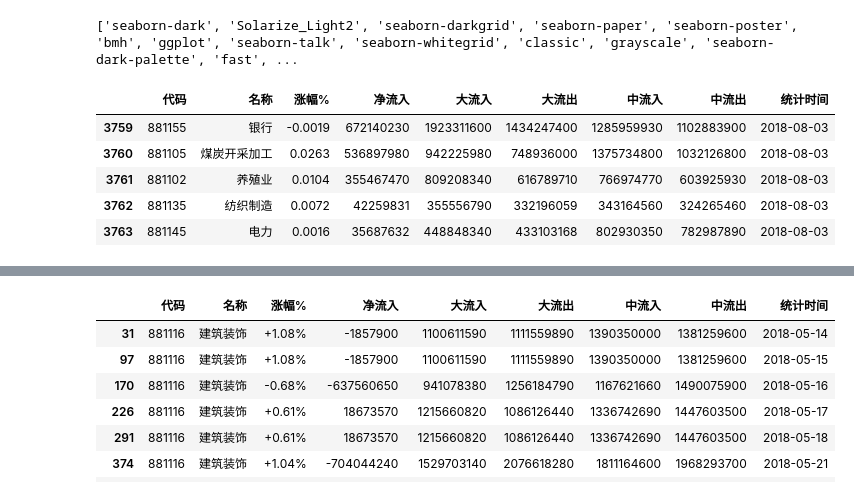
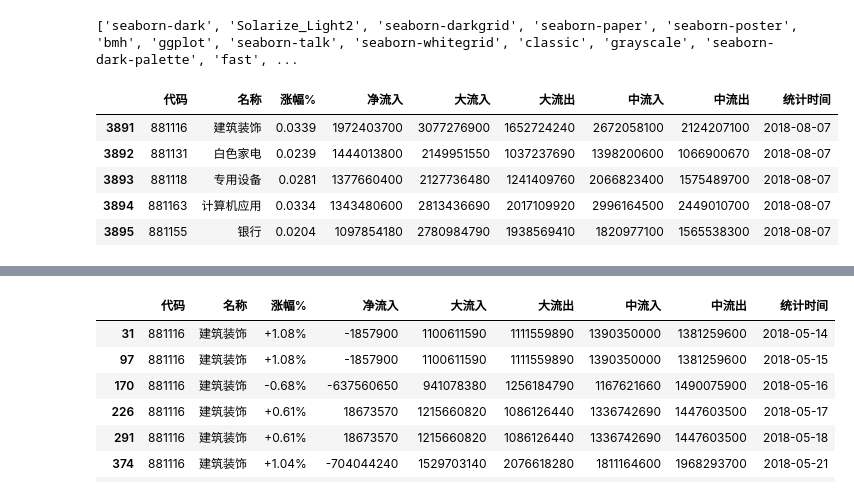
Before and after one commit to sunmd/DataAnlysisDemo, a Jupyter notebook: StockAnlysis.ipynb, the cells around one changed output, grey strips where cells are left out. Saved outputs shown, nothing was run; the diff lists cells and outputs as text; code cells hidden in the pictures.

```diff
--- a/StockAnlysis.ipynb
+++ b/StockAnlysis.ipynb
@@ -212,18 +212,18 @@ def ycz():
 # %%
 file_date = '2018-08'
 
-to_day = '2018-08-03'
+to_day = '2018-08-07'
 
-df = save_one_day( file_date, columns_name, 3)
+df = save_one_day( file_date, columns_name, 7)
 
-df[df['统计时间']=='2018-08-03'].head()
+df[df['统计时间']=='2018-08-07'].head()
 # %% [output]
 |  | 代码 | 名称 | 涨幅% | 净流入 | 大流入 | 大流出 | 中流入 | 中流出 | 统计时间 |
-| 3759 | 881155 | 银行 | -0.0019 | 672140230 | 1923311600 | 1434247400 | 1285959930 | 1102883900 | 2018-08-03 |
-| 3760 | 881105 | 煤炭开采加工 | 0.0263 | 536897980 | 942225980 | 748936000 | 1375734800 | 1032126800 | 2018-08-03 |
-| 3761 | 881102 | 养殖业 | 0.0104 | 355467470 | 809208340 | 616789710 | 766974770 | 603925930 | 2018-08-03 |
-| 3762 | 881135 | 纺织制造 | 0.0072 | 42259831 | 355556790 | 332196059 | 343164560 | 324265460 | 2018-08-03 |
-| 3763 | 881145 | 电力 | 0.0016 | 35687632 | 448848340 | 433103168 | 802930350 | 782987890 | 2018-08-03 |
+| 3891 | 881116 | 建筑装饰 | 0.0339 | 1972403700 | 3077276900 | 1652724240 | 2672058100 | 2124207100 | 2018-08-07 |
+| 3892 | 881131 | 白色家电 | 0.0239 | 1444013800 | 2149951550 | 1037237690 | 1398200600 | 1066900670 | 2018-08-07 |
+| 3893 | 881118 | 专用设备 | 0.0281 | 1377660400 | 2127736480 | 1241409760 | 2066823400 | 1575489700 | 2018-08-07 |
+| 3894 | 881163 | 计算机应用 | 0.0334 | 1343480600 | 2813436690 | 2017109920 | 2996164500 | 2449010700 | 2018-08-07 |
+| 3895 | 881155 | 银行 | 0.0204 | 1097854180 | 2780984790 | 1938569410 | 1820977100 | 1565538300 | 2018-08-07 |
 # %%
 df[df['统计时间']==to_day].sort_values('净流入',ascending=False)\
 .style.use(mystl.export()).format({'涨幅%':"{:+.2%}"})
```
Also changed, not shown: parts of 3 cells of this notebook.
